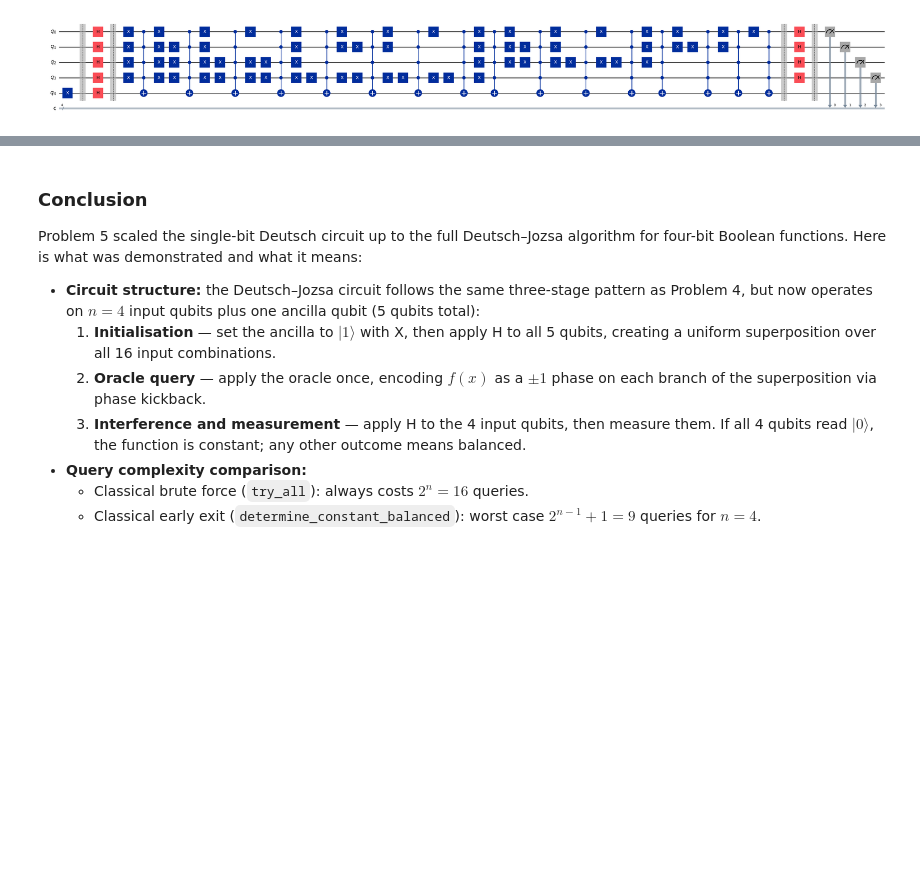
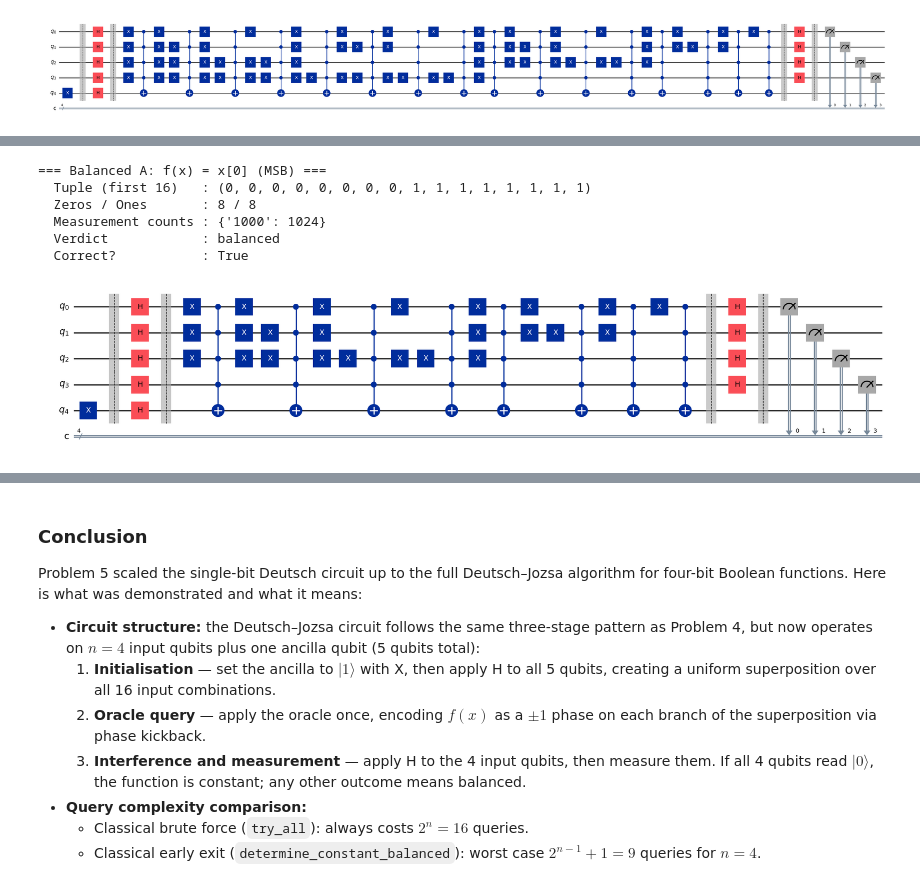
Before and after one commit to TiffanyYongNgikChee/emerging-technologies, a Jupyter notebook: problems.ipynb, the cells around one changed output, grey strips where cells are left out. Saved outputs shown, nothing was run; the diff lists cells and outputs as text; code cells hidden in the pictures; blank space fills up the shorter version.

Commit message:
add demo for balanced functions

```diff
--- a/problems.ipynb
+++ b/problems.ipynb
@@ -4012,0 +4027,24 @@ display(qc_c1.draw('mpl', fold=-1))
+# %%
+# Balanced A: f(x) = x[0] (most-significant bit in 4-bit input).
+# Input index x in 0..15; x[0] is the MSB, so f(x) = 1 only when x >= 8.
+# Outputs: 0,0,0,0,0,0,0,0,1,1,1,1,1,1,1,1
+balanced_a_tuple = tuple(1 if x >= 8 else 0 for x in range(16))
+
+verdict_ba, counts_ba, qc_ba = run_dj(balanced_a_tuple)
+
+print("=== Balanced A: f(x) = x[0] (MSB) ===")
+print(f"  Tuple (first 16)   : {balanced_a_tuple}")
+print(f"  Zeros / Ones       : {balanced_a_tuple.count(0)} / {balanced_a_tuple.count(1)}")
+print(f"  Measurement counts : {counts_ba}")
+print(f"  Verdict            : {verdict_ba}")
+print(f"  Correct?           : {verdict_ba == 'balanced'}")
+print()
+display(qc_ba.draw('mpl', fold=-1))
+# %% [output]
+=== Balanced A: f(x) = x[0] (MSB) ===
+  Tuple (first 16)   : (0, 0, 0, 0, 0, 0, 0, 0, 1, 1, 1, 1, 1, 1, 1, 1)
+  Zeros / Ones       : 8 / 8
+  Measurement counts : {'1000': 1024}
+  Verdict            : balanced
+  Correct?           : True
+[figure, added]
```
Also changed, not shown: parts of 3 cells of this notebook.
